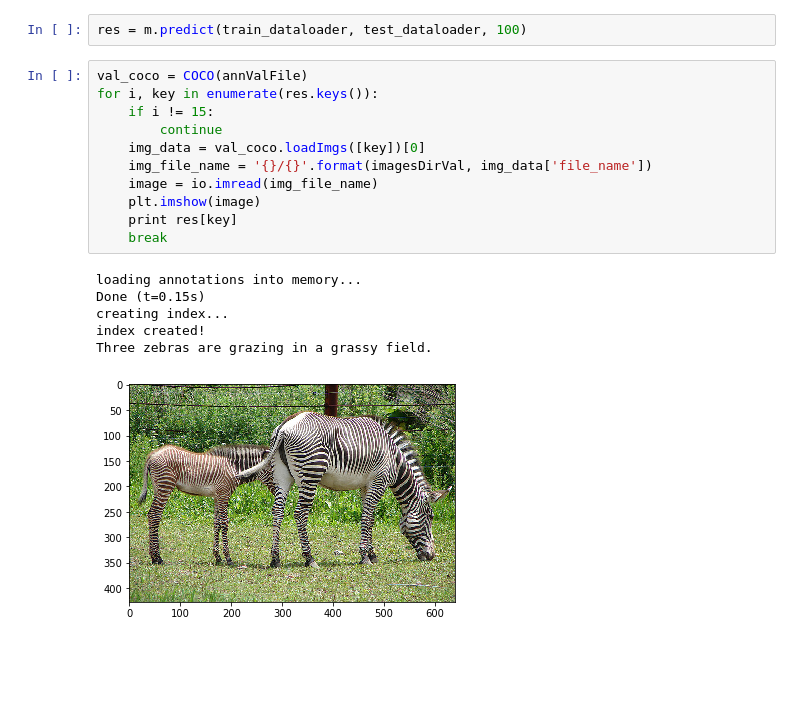
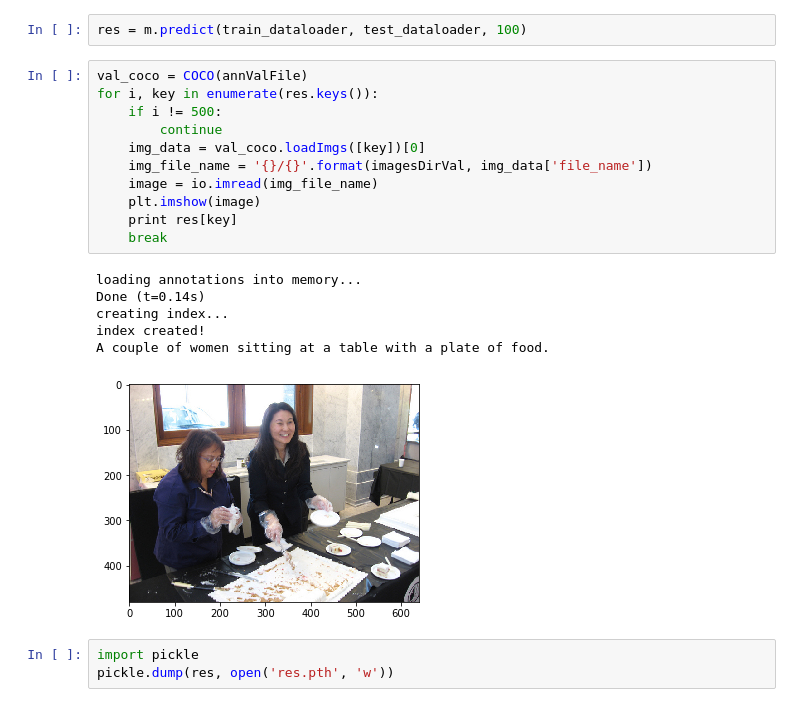
Before and after one commit to PeterZaidel/captionsproject, a Jupyter notebook: models/knn/KNN.ipynb, the cells around one changed output. Drawn from its saved outputs; the diff is of its cells as text; blank space fills up the shorter version.

```diff
--- a/models/knn/KNN.ipynb
+++ b/models/knn/KNN.ipynb
@@ -195,18 +195,21 @@ res = m.predict(train_dataloader, test_dataloader, 100)
 # %%
 val_coco = COCO(annValFile)
 for i, key in enumerate(res.keys()):
-    if i != 15:
+    if i != 500:
         continue
     img_data = val_coco.loadImgs([key])[0]
     img_file_name = '{}/{}'.format(imagesDirVal, img_data['file_name'])
     image = io.imread(img_file_name)
     plt.imshow(image)
     print res[key]
     break
 # %% [output]
 loading annotations into memory...
-Done (t=0.15s)
+Done (t=0.14s)
 creating index...
 index created!
-Three zebras are grazing in a grassy field.
+A couple of women sitting at a table with a plate of food.
-[figure, old version]
+[figure, new version]
+# %%
+import pickle
+pickle.dump(res, open('res.pth', 'w'))
```
